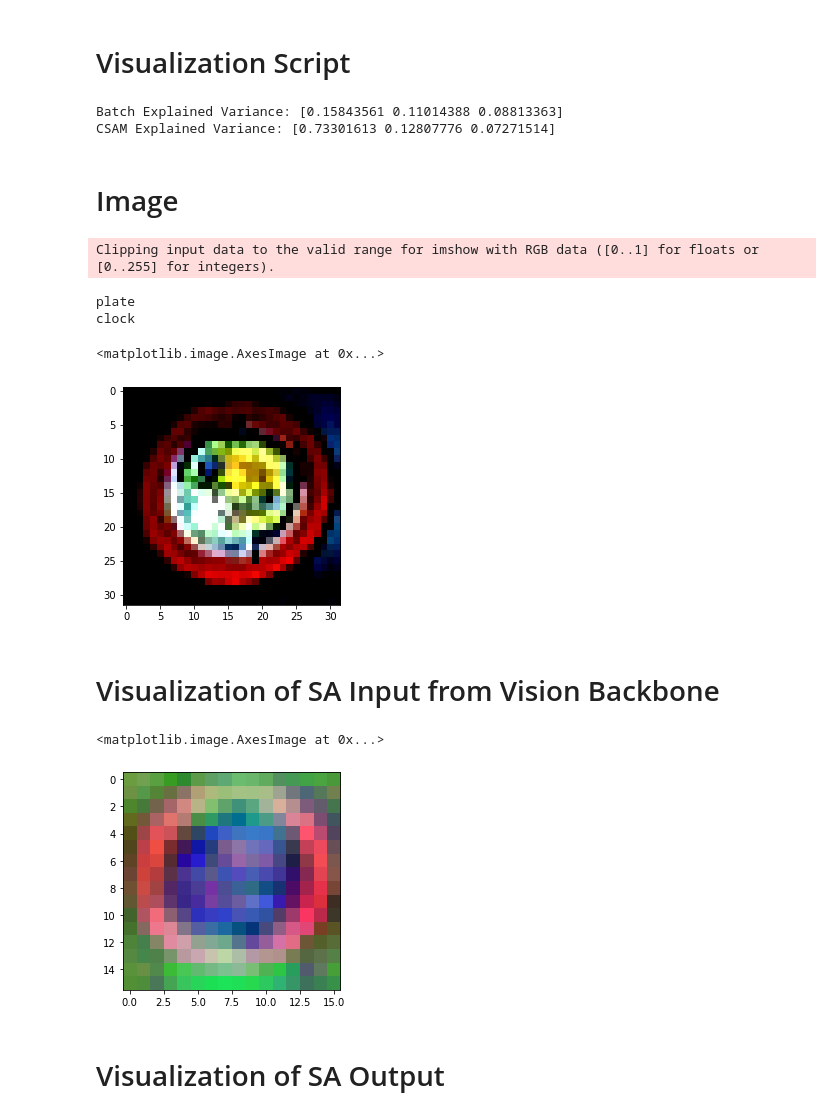
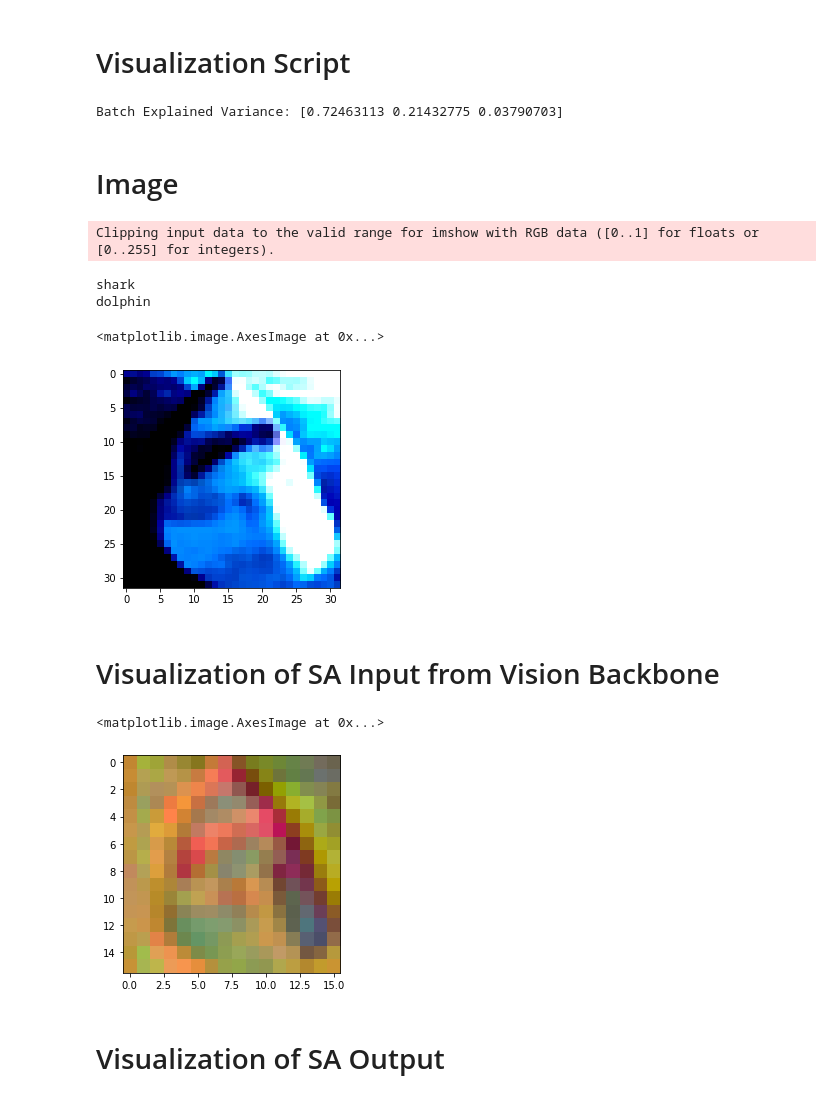
Before and after one commit to gstoica27/pytorch-cifar100, a Jupyter notebook: notebooks/Feature Visualizations- selfattn-LW.ipynb, the cells around one changed output. Drawn from its saved outputs; the diff is of its cells as text; code cells hidden in the pictures.

```diff
--- a/notebooks/Feature Visualizations- selfattn-LW.ipynb
+++ b/notebooks/Feature Visualizations- selfattn-LW.ipynb
@@ -20,8 +36,8 @@ import numpy as np
 # %% [markdown]
 ## Set up data
 # %%
-baseline_missed = set(np.loadtxt('baseline_wrong.txt'))
-approach3_missed = set(np.loadtxt('approach3_wrong.txt'))
+baseline_missed = set(np.loadtxt('../baseline_wrong.txt'))
+approach3_missed = set(np.loadtxt('../approach3_wrong.txt'))
 print('baseline missed: {} | approach 3 missed: {}'.format(len(baseline_missed), len(approach3_missed)))
 approach3_desired = baseline_missed - approach3_missed
 # %% [output]
@@ -156,16 +173,15 @@ torch.Size([64, 16, 16, 128])
 # %% [markdown]
 # Visualization Script
 # %%
-idx = 7
+idx = 10
 batch_pca = PCA(n_components=3)
 csam_pca = PCA(n_components=3)
 
 batch_pca.fit(batch[idx].reshape(256, 128).detach().cpu().numpy())
-csam_pca.fit(context[idx].reshape(256, 128).detach().cpu().numpy())
+batch_pca.fit(context[idx].reshape(256, 128).detach().cpu().numpy())
 print('Batch Explained Variance: {}'.format(batch_pca.explained_variance_ratio_))
-print('CSAM Explained Variance: {}'.format(csam_pca.explained_variance_ratio_))
+# print('CSAM Explained Variance: {}'.format(csam_pca.explained_variance_ratio_))
 # %% [output]
-Batch Explained Variance: [0.15843561 0.11014388 0.08813363]
-CSAM Explained Variance: [0.73301613 0.12807776 0.07271514]
+Batch Explained Variance: [0.72463113 0.21432775 0.03790703]
 # %%
 batch_reduced = batch_pca.transform(batch[idx].reshape(256, 128).detach().cpu().numpy()).reshape(16, 16, 3)
@@ -173,16 +189,17 @@ csam_reduced = csam_pca.transform(context[idx].reshape(256, 128).detach().cpu().
 # %% [markdown]
 # Image
 # %%
-print(id2label[wrong_labels[idx].numpy().tolist()])
+class_name = id2label[wrong_labels[idx].numpy().tolist()]
+print(class_name)
 print(id2label[predictions[idx]])
 image = wrong_images[idx].permute(1, 2, 0).detach().cpu().numpy()
 plt.imshow(image)
 # %% [output]
 Clipping input data to the valid range for imshow with RGB data ([0..1] for floats or [0..255] for integers).
-plate
-clock
+shark
+dolphin
 <matplotlib.image.AxesImage at 0x...>
-[figure, old version]
+[figure, new version]
 # %% [markdown]
 # Visualization of SA Input from Vision Backbone
 # %%
@@ -190,7 +207,7 @@ batch_norm = (batch_reduced - np.min(batch_reduced)) / (np.max(batch_reduced) -
 plt.imshow(batch_norm)
 # %% [output]
 <matplotlib.image.AxesImage at 0x...>
-[figure, old version]
+[figure, new version]
 # %% [markdown]
 # Visualization of SA Output
 # %%
```
Also changed, not shown: parts of 10 cells of this notebook, 6 other files.
